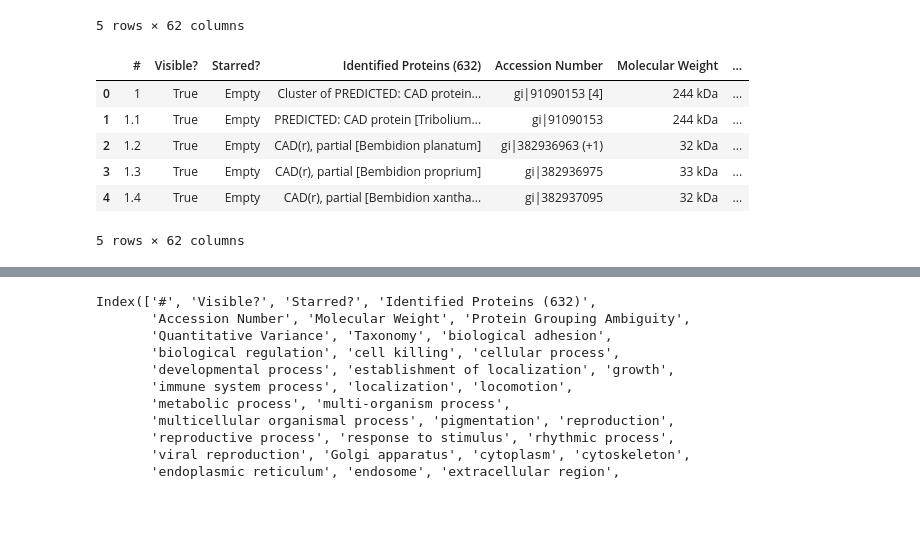
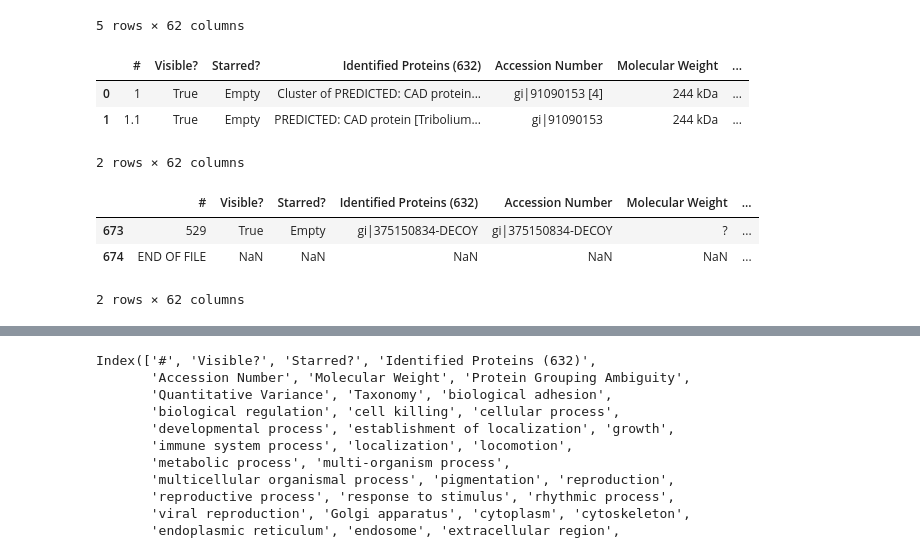
Before and after one commit to SantosRAC/Python4BioDataBrazilianWorkshop, a Jupyter notebook: Problem2/2_annotations.ipynb, the cells around one changed output, grey strips where cells are left out. Cells and saved outputs as stored; diff of their text form; code cells hidden in the pictures; blank space fills up the shorter version.

```diff
--- a/Problem2/2_annotations.ipynb
+++ b/Problem2/2_annotations.ipynb
@@ -12,12 +12,16 @@ pd.read_excel('proteínas glândula aranha.xltx').head(5)
 | 4 | 1.1 | true | Empty | PREDICTED: CAD protein [Tribolium... | gi|91090153 | 244 kDa | true | ... |
 5 rows × 62 columns
 # %%
-pd.read_excel('proteínas glândula aranha.xltx', skiprows=[0,1,2]).head(5)
+pd.read_excel('proteínas glândula aranha.xltx', skiprows=[0,1,2,]).head(2)
 # %% [output]
 |  | # | Visible? | Starred? | Identified Proteins (632) | Accession Number | Molecular Weight | ... |
 | 0 | 1 | True | Empty | Cluster of PREDICTED: CAD protein... | gi|91090153 [4] | 244 kDa | ... |
 | 1 | 1.1 | True | Empty | PREDICTED: CAD protein [Tribolium... | gi|91090153 | 244 kDa | ... |
-| 2 | 1.2 | True | Empty | CAD(r), partial [Bembidion planatum] | gi|382936963 (+1) | 32 kDa | ... |
-| 3 | 1.3 | True | Empty | CAD(r), partial [Bembidion proprium] | gi|382936975 | 33 kDa | ... |
-| 4 | 1.4 | True | Empty | CAD(r), partial [Bembidion xantha... | gi|382937095 | 32 kDa | ... |
-5 rows × 62 columns
+2 rows × 62 columns
+# %%
+pd.read_excel('proteínas glândula aranha.xltx', skiprows=[0,1,2,]).tail(2)
+# %% [output]
+|  | # | Visible? | Starred? | Identified Proteins (632) | Accession Number | Molecular Weight | ... |
+| 673 | 529 | True | Empty | gi|375150834-DECOY | gi|375150834-DECOY | ? | ... |
+| 674 | END OF FILE | NaN | NaN | NaN | NaN | NaN | ... |
+2 rows × 62 columns
```
Also changed, not shown: parts of 13 cells of this notebook.
